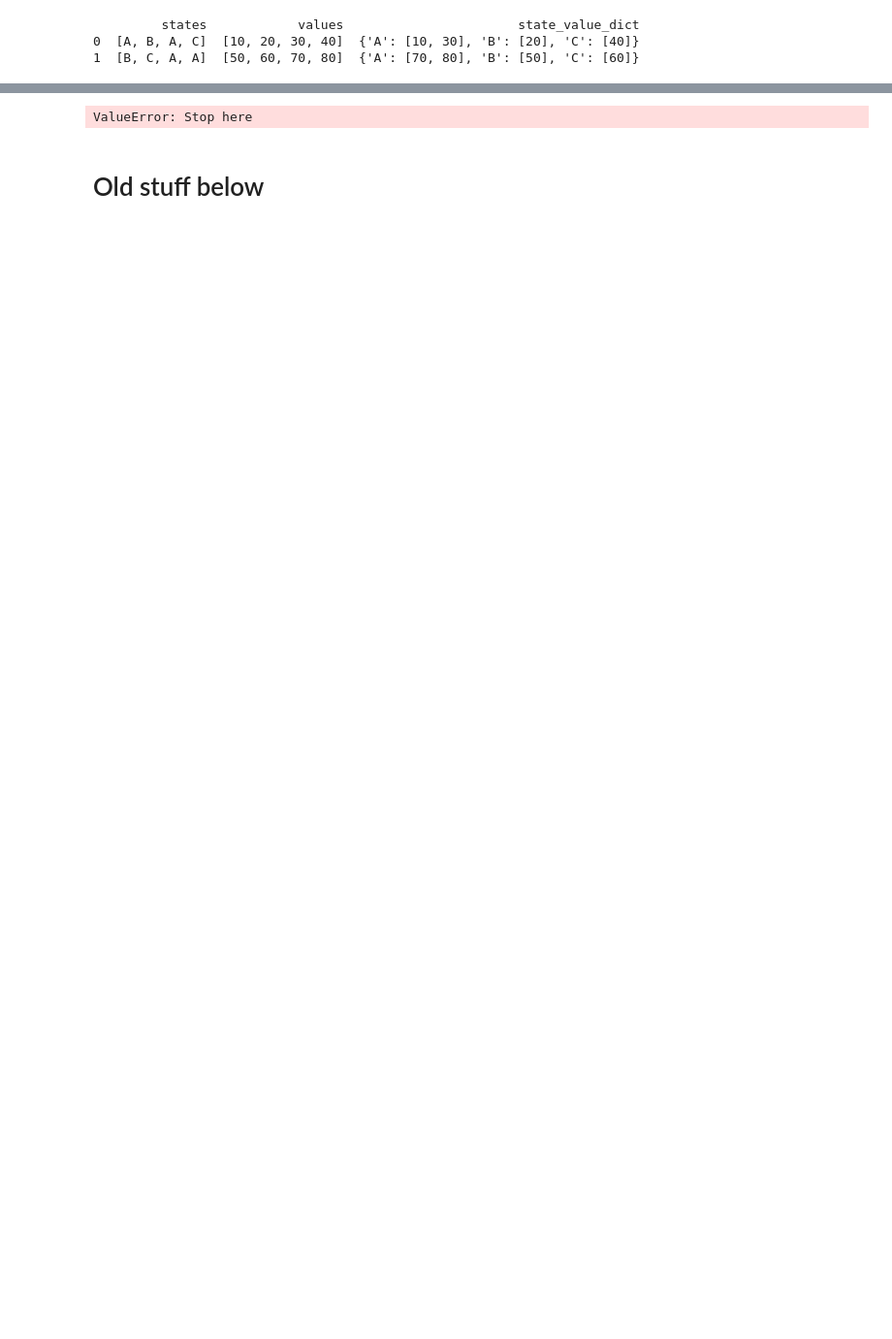
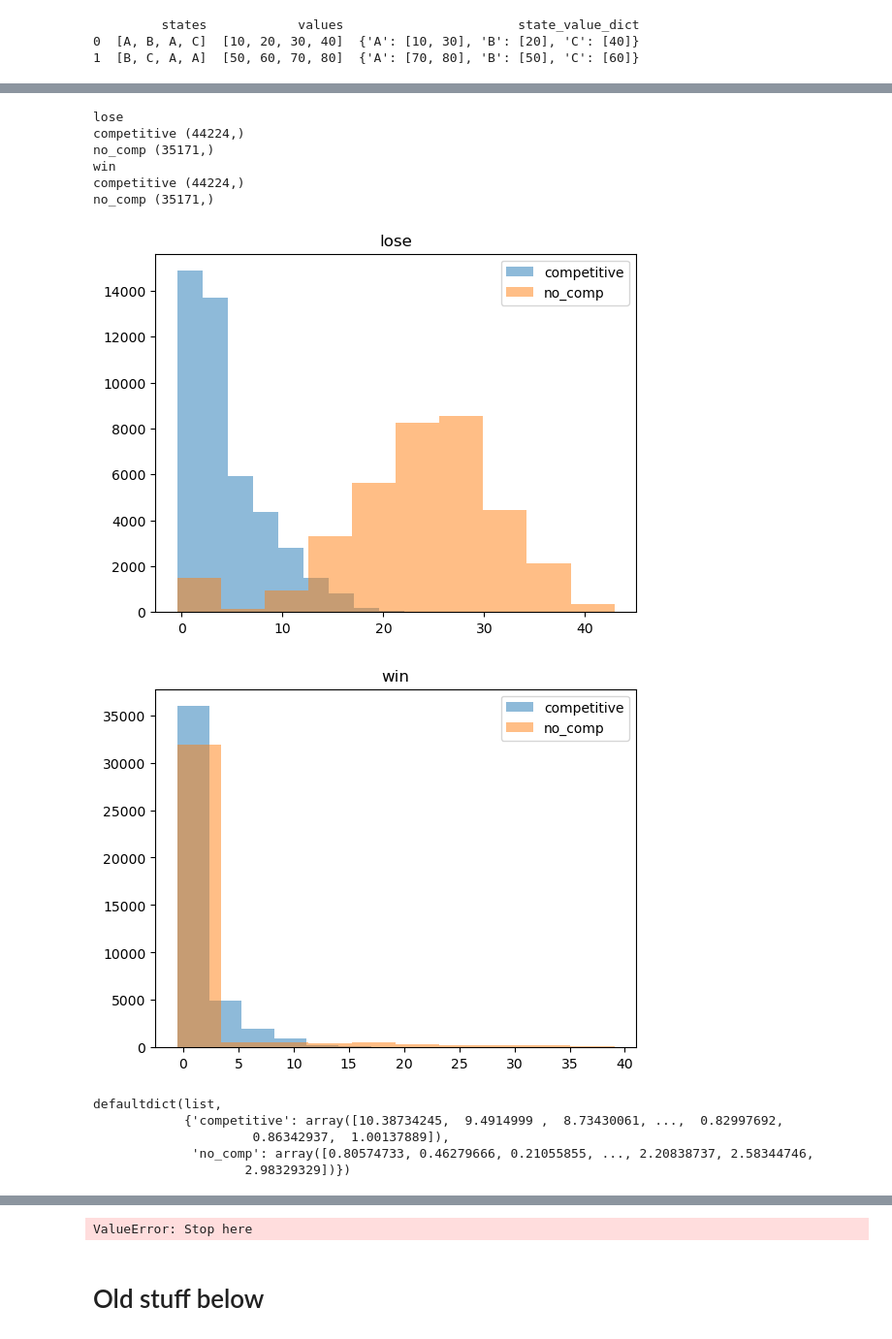
Before and after one commit to padillacoreanolab/reward_comp_ext, a Jupyter notebook: results/2024_09_02_behavioral_reward_comp/01_competitive_trials_analysis.ipynb, the cells around one changed output, grey strips where cells are left out. Shown at 97% size. Drawn from its saved outputs; the diff is of its cells as text; code cells hidden in the pictures; blank space fills up the shorter version.

```diff
--- a/results/2024_09_02_behavioral_reward_comp/01_competitive_trials_analysis.ipynb
+++ b/results/2024_09_02_behavioral_reward_comp/01_competitive_trials_analysis.ipynb
@@ -1594,0 +1655,33 @@ all_velocity_df['state_distance_dict'] = all_velocity_df.apply(lambda row: creat
+# %%
+for trial_label in all_velocity_df["trial_label"].unique():
+    print(trial_label)
+    current_df = all_velocity_df[all_velocity_df["trial_label"] == trial_label]
+
+    combined_dict = combine_arrays(current_df['state_distance_dict'])
+
+    # Plot the transition matrix using only matplotlib
+    fig, ax = plt.subplots()
+
+    for state, values in combined_dict.items():
+        print(state, values.shape)
+        plt.hist(values, label=state, alpha=0.5)
+
+    plt.legend()
+    plt.title(trial_label)
+# %% [output]
+lose
+competitive (44224,)
+no_comp (35171,)
+win
+competitive (44224,)
+no_comp (35171,)
+[figure, added]
+[figure, added]
+# %%
+combined_dict
+# %% [output]
+defaultdict(list,
+            {'competitive': array([10.38734245,  9.4914999 ,  8.73430061, ...,  0.82997692,
+                     0.86342937,  1.00137889]),
+             'no_comp': array([0.80574733, 0.46279666, 0.21055855, ..., 2.20838737, 2.58344746,
+                    2.98329329])})
```
Also changed, not shown: parts of 7 cells of this notebook.
